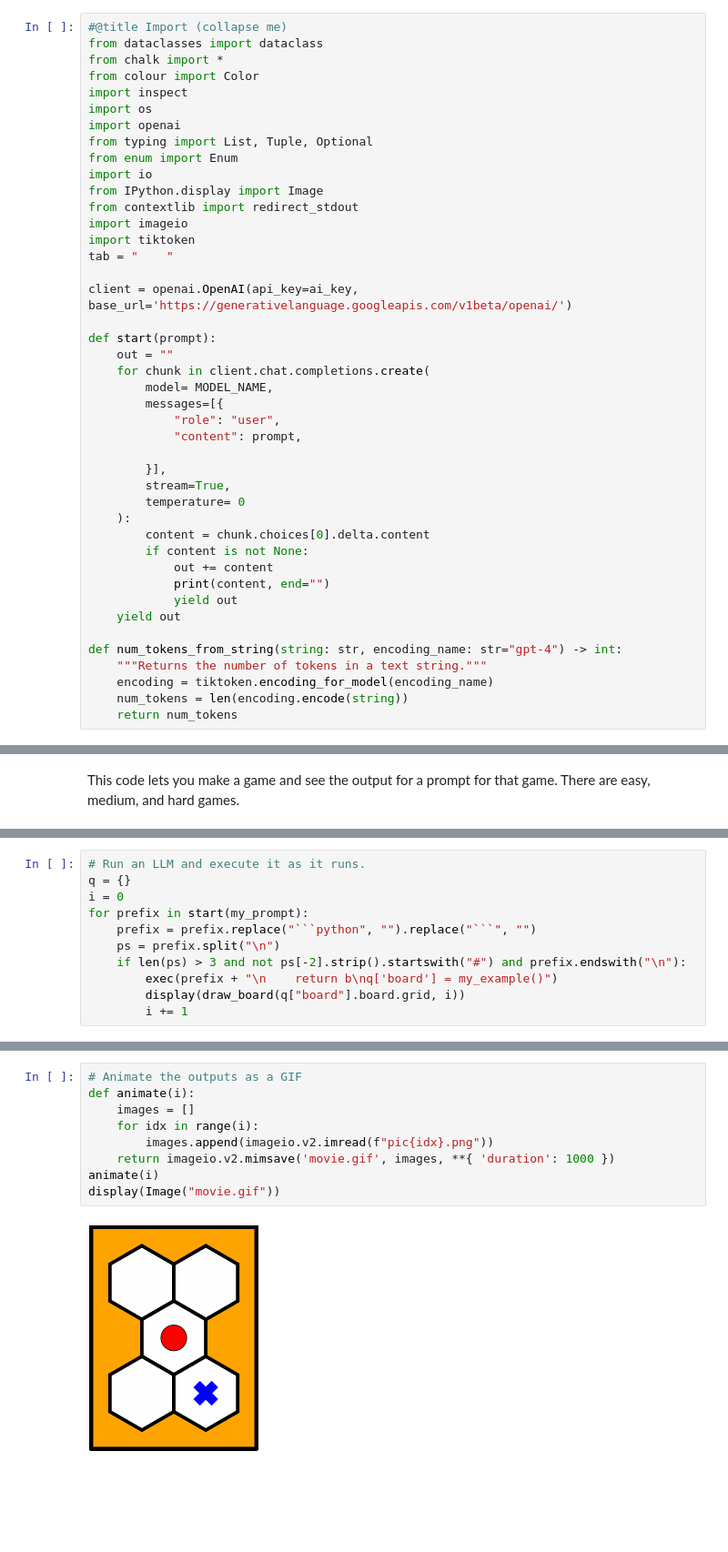
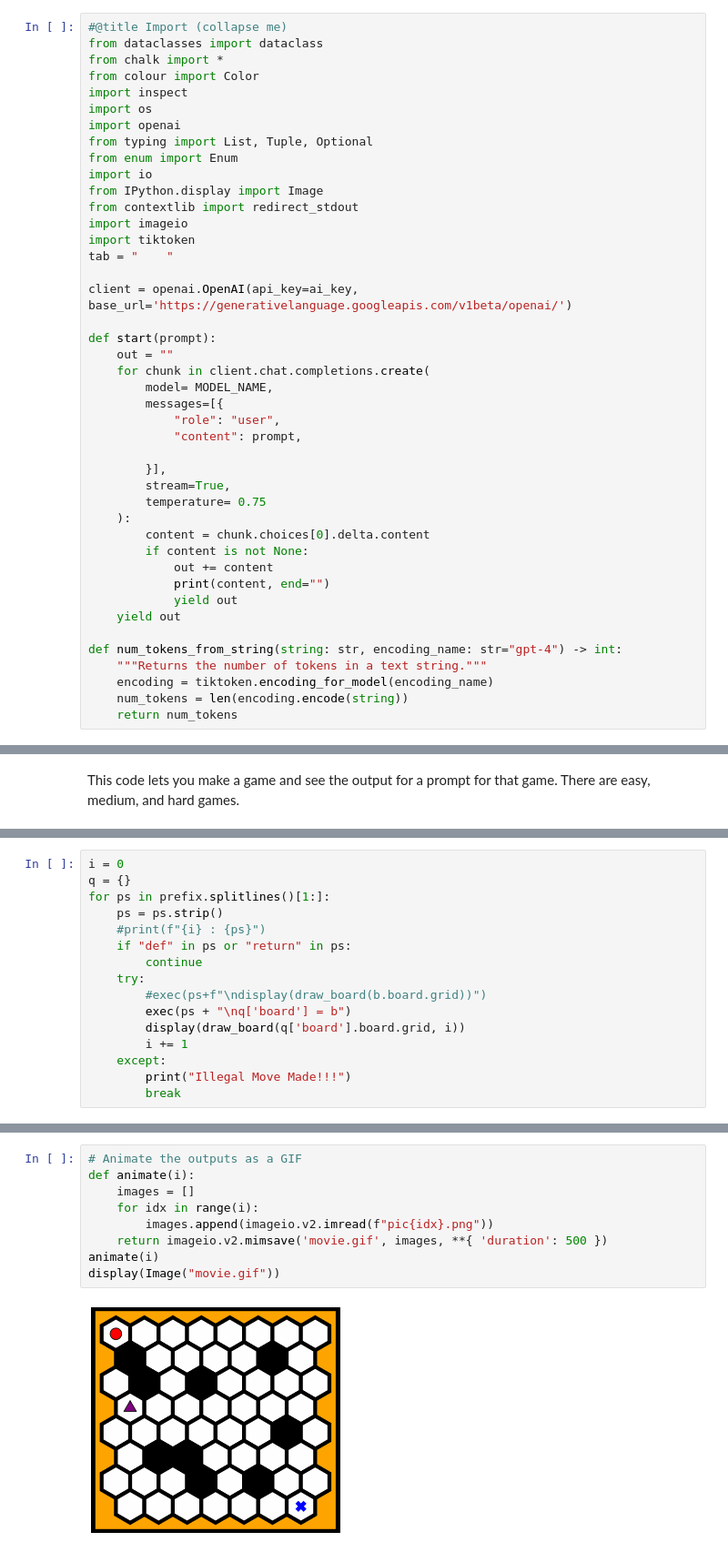
Before and after one commit to Krotonus/Multimodal-Workshop, a Jupyter notebook: maze_game.ipynb, the cells around one changed output, grey strips where cells are left out. Shown at 91% size. Saved outputs shown, nothing was run; the diff lists cells and outputs as text; blank space fills up the shorter version.

````diff
--- a/maze_game.ipynb
+++ b/maze_game.ipynb
@@ -45,7 +45,7 @@ def start(prompt):
 
         }],
         stream=True,
-        temperature= 0
+        temperature= 0.75
     ):
         content = chunk.choices[0].delta.content
         if content is not None:
@@ -386,14 +385,3 @@ Compose(envelope=<chalk.envelope.Envelope object at 0x...>, diagrams=[Primitive(
 # You only need to create the function and nothing else. Please end the generation
 # after the function has been defined.
 # The following function `my_example` instantiates a GameBoard called b with these constraints.
-# %%
-# Run an LLM and execute it as it runs.
-q = {}
-i = 0
-for prefix in start(my_prompt):
-    prefix = prefix.replace("```python", "").replace("```", "")
-    ps = prefix.split("\n")
-    if len(ps) > 3 and not ps[-2].strip().startswith("#") and prefix.endswith("\n"):
-        exec(prefix + "\n    return b\nq['board'] = my_example()")
-        display(draw_board(q["board"].board.grid, i))
-        i += 1
@@ -463,0 +411,16 @@ Compose(envelope=<chalk.envelope.Envelope object at 0x...>, diagrams=[Primitive(
+# %%
+i = 0
+q = {}
+for ps in prefix.splitlines()[1:]:
+    ps = ps.strip()
+    #print(f"{i} : {ps}")
+    if "def" in ps or "return" in ps:
+        continue
+    try:
+        #exec(ps+f"\ndisplay(draw_board(b.board.grid))")
+        exec(ps + "\nq['board'] = b")
+        display(draw_board(q['board'].board.grid, i))
+        i += 1
+    except:
+        print("Illegal Move Made!!!")
+        break
@@ -464,14 +548,14 @@ Compose(envelope=<chalk.envelope.Envelope object at 0x...>, diagrams=[Primitive(
 # %%
 # Animate the outputs as a GIF
 def animate(i):
     images = []
     for idx in range(i):
         images.append(imageio.v2.imread(f"pic{idx}.png"))
-    return imageio.v2.mimsave('movie.gif', images, **{ 'duration': 1000 })
+    return imageio.v2.mimsave('movie.gif', images, **{ 'duration': 500 })
 animate(i)
 display(Image("movie.gif"))
 # %% [output]
-[figure, old version]
+[figure, new version]
 # %%
 # Print the number of tokens used
 print("Input Tokens:", num_tokens_from_string(my_prompt))
````
Also changed, not shown: parts of 6 cells of this notebook.
